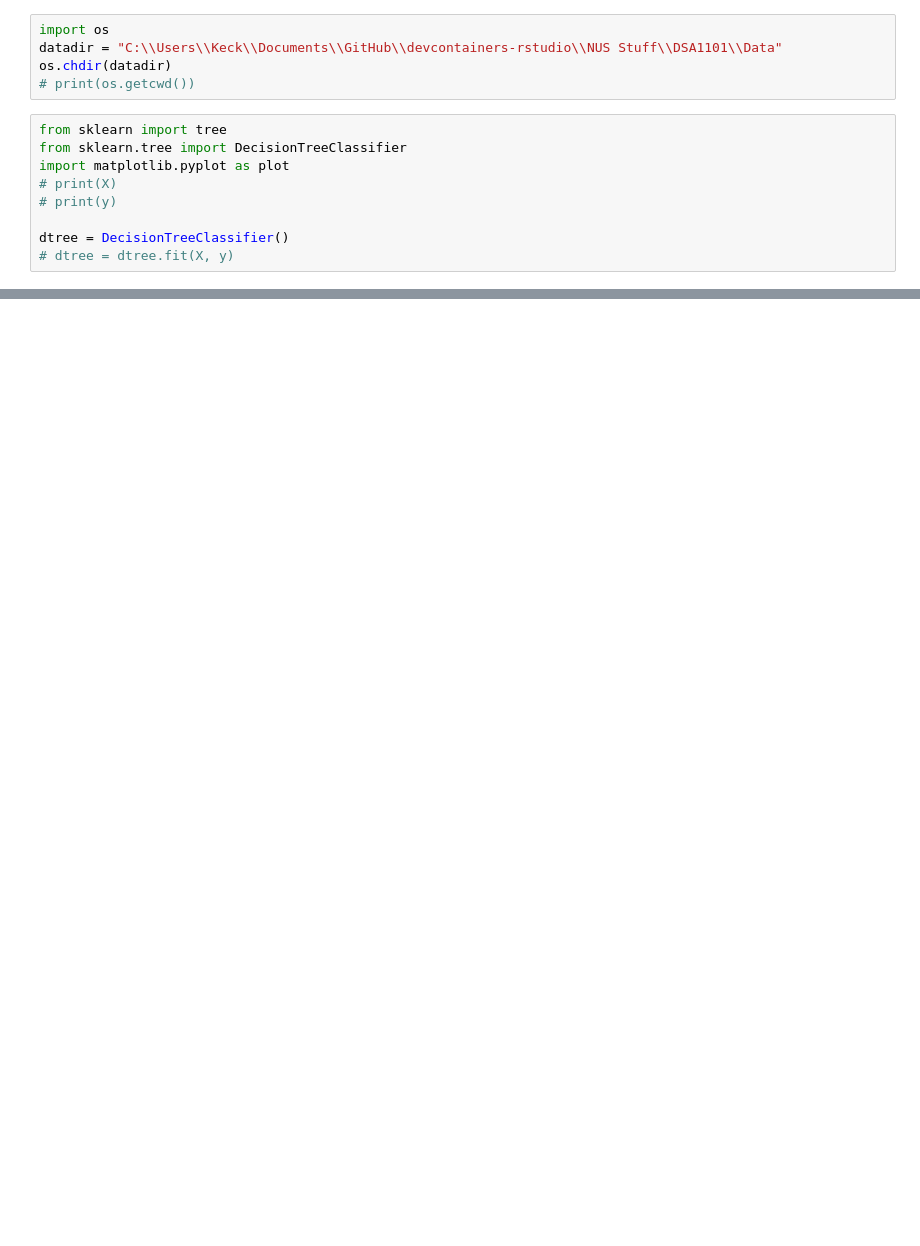
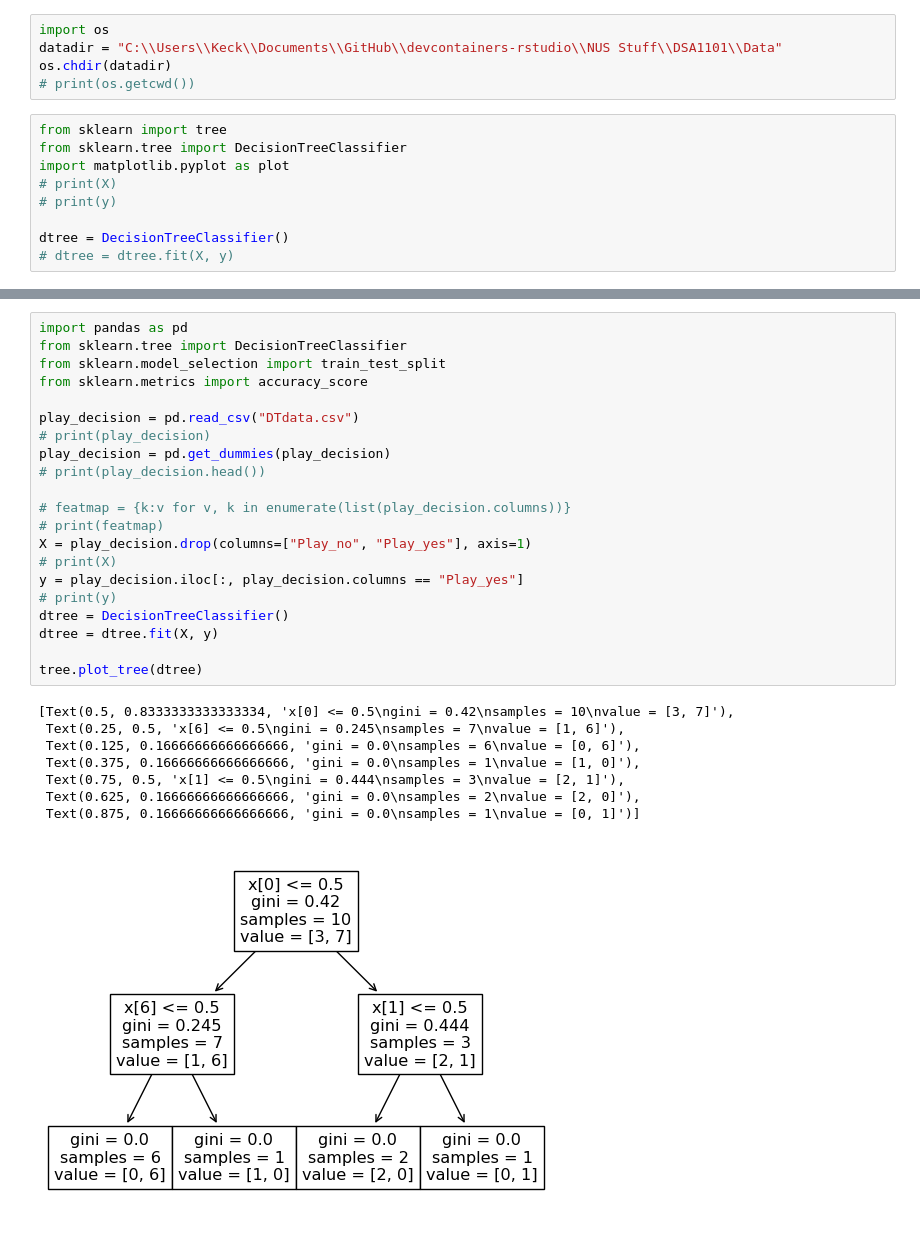
Before and after one commit to EkMi00/devcontainers-rstudio, a Jupyter notebook: NUS Stuff/DSA1101/Lecture Notes/Topic5_jupy.ipynb, the cells around one changed output, grey strips where cells are left out. Cells and saved outputs as stored; diff of their text form; blank space fills up the shorter version.

```diff
--- a/NUS Stuff/DSA1101/Lecture Notes/Topic5_jupy.ipynb
+++ b/NUS Stuff/DSA1101/Lecture Notes/Topic5_jupy.ipynb
@@ -54,0 +35,30 @@ tree.plot_tree(dtree)
+# %%
+import pandas as pd
+from sklearn.tree import DecisionTreeClassifier
+from sklearn.model_selection import train_test_split
+from sklearn.metrics import accuracy_score
+
+play_decision = pd.read_csv("DTdata.csv")
+# print(play_decision)
+play_decision = pd.get_dummies(play_decision)
+# print(play_decision.head())
+
+# featmap = {k:v for v, k in enumerate(list(play_decision.columns))}
+# print(featmap)
+X = play_decision.drop(columns=["Play_no", "Play_yes"], axis=1)
+# print(X)
+y = play_decision.iloc[:, play_decision.columns == "Play_yes"]
+# print(y)
+dtree = DecisionTreeClassifier()
+dtree = dtree.fit(X, y)
+
+tree.plot_tree(dtree)
+# %% [output]
+[Text(0.5, 0.8333333333333334, 'x[0] <= 0.5\ngini = 0.42\nsamples = 10\nvalue = [3, 7]'),
+ Text(0.25, 0.5, 'x[6] <= 0.5\ngini = 0.245\nsamples = 7\nvalue = [1, 6]'),
+ Text(0.125, 0.16666666666666666, 'gini = 0.0\nsamples = 6\nvalue = [0, 6]'),
+ Text(0.375, 0.16666666666666666, 'gini = 0.0\nsamples = 1\nvalue = [1, 0]'),
+ Text(0.75, 0.5, 'x[1] <= 0.5\ngini = 0.444\nsamples = 3\nvalue = [2, 1]'),
+ Text(0.625, 0.16666666666666666, 'gini = 0.0\nsamples = 2\nvalue = [2, 0]'),
+ Text(0.875, 0.16666666666666666, 'gini = 0.0\nsamples = 1\nvalue = [0, 1]')]
+[figure, added]
```
Also changed, not shown: parts of 2 cells of this notebook, 2 other files.
